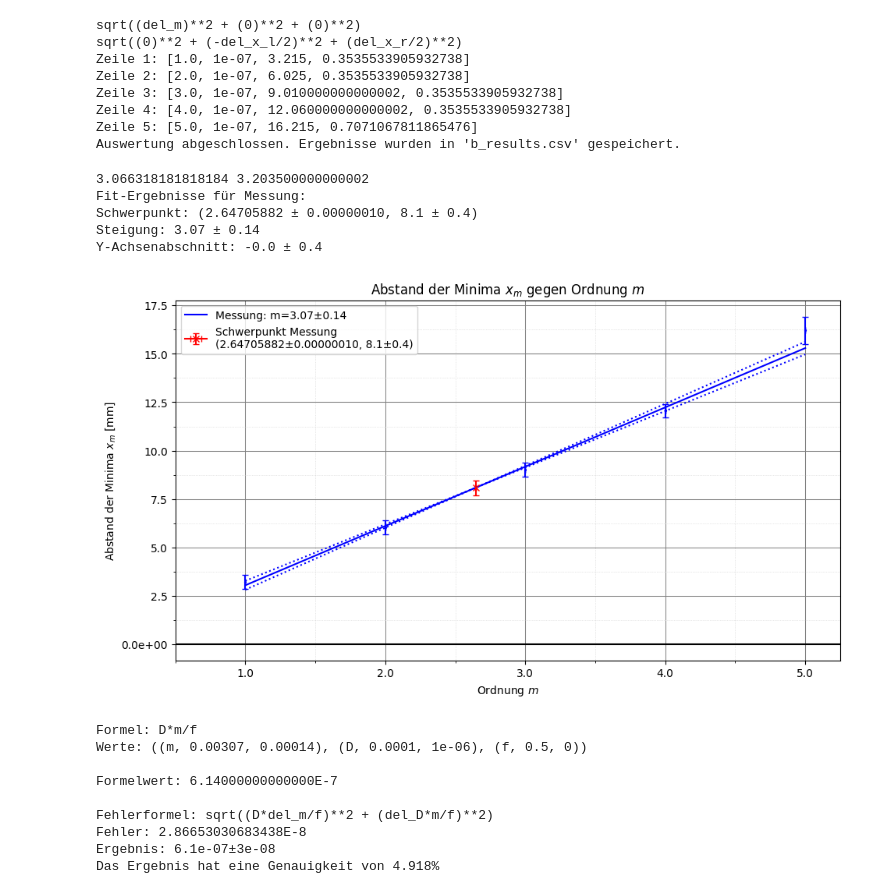
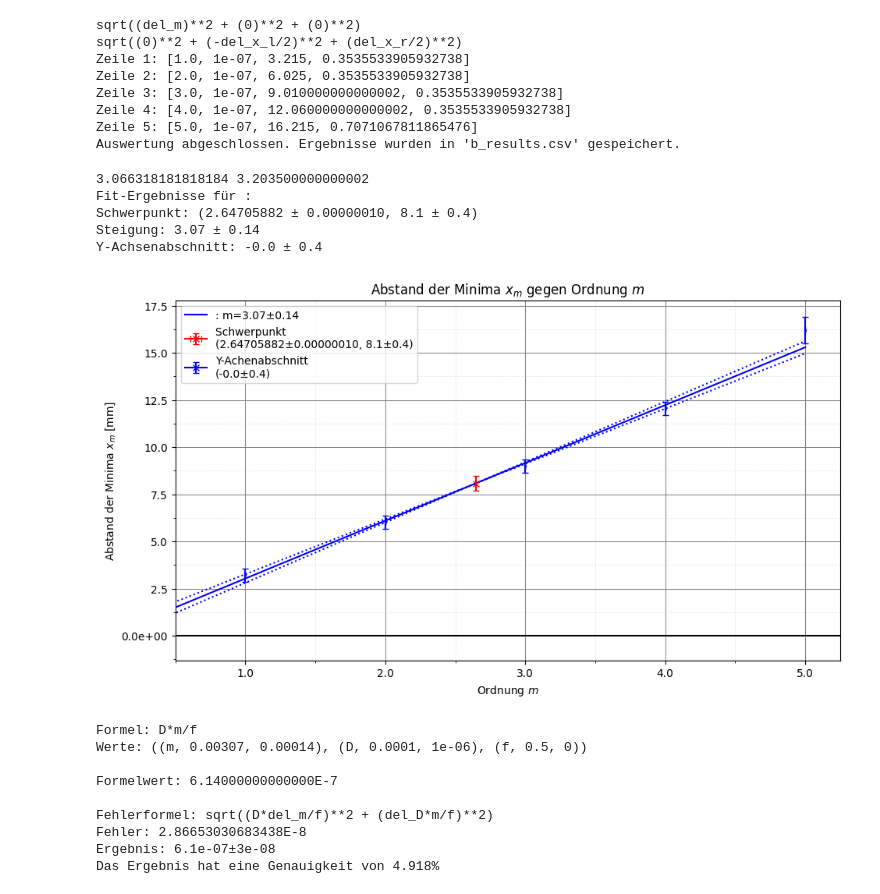
Before and after one commit to Patrixon0/data-analysis-plotting-tool, a Jupyter notebook: P3/Jannis_Dejan/368/368_main.ipynb, the cells around one changed output. Cells and saved outputs as stored; diff of their text form; code cells hidden in the pictures.

```diff
--- a/P3/Jannis_Dejan/368/368_main.ipynb
+++ b/P3/Jannis_Dejan/368/368_main.ipynb
@@ -266,37 +266,37 @@ Auswertung abgeschlossen. Ergebnisse wurden in 'b_results.csv' gespeichert.
 geraden_fit(
     exp_nr='',
     file_n='b_results.csv',
     title=r'Abstand der Minima $x_m$ gegen Ordnung $m$',
     x_label=r'Ordnung $m$',
     y_label=r'Abstand der Minima $x_m$ [mm]',
     save=True,
     length=11,
     height=6,
     x_axis=0,
     y_axis=0,
     x_min=0.5,
     x_major_ticks=1,   # Hauptticks alle 10 Einheiten
     x_minor_ticks=0.5,    # Nebenticks alle 1 Einheit
     y_major_ticks=2.5,
      y_minor_ticks=1.25,
     legendlocation='best',
-    y_labels=['Messung'],  # Provide labels for each dataset
+    y_labels=[''],  # Provide labels for each dataset
     # y_markers=['o'],       # Optional: specify markers
     y_colors=['blue'], # Optional: specify colors
     x_decimal_places=0,
     y_decimal_places=2,
     plot_errors =  True,
     linear_fit=True,
-    plot_y_inter=False,
+    plot_y_inter=True,
     size = 1.3
 )
 # %% [output]
 3.066318181818184 3.203500000000002
-Fit-Ergebnisse für Messung:
+Fit-Ergebnisse für :
 Schwerpunkt: (2.64705882 ± 0.00000010, 8.1 ± 0.4)
 Steigung: 3.07 ± 0.14
 Y-Achsenabschnitt: -0.0 ± 0.4
-[figure, old version]
+[figure, new version]
 # %%
 # Lambda bestimmen
 
```
Also changed, not shown: 1 other file.
